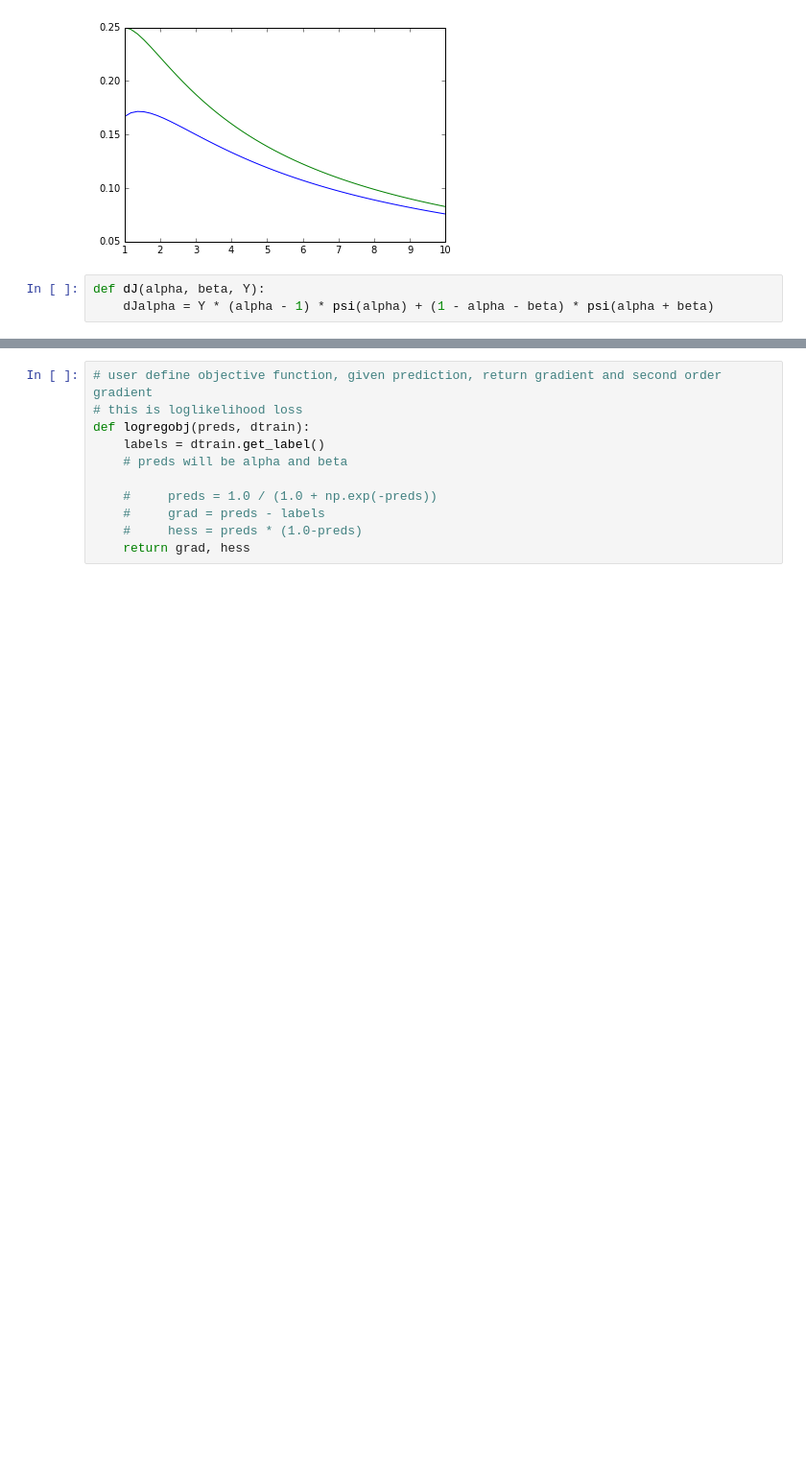
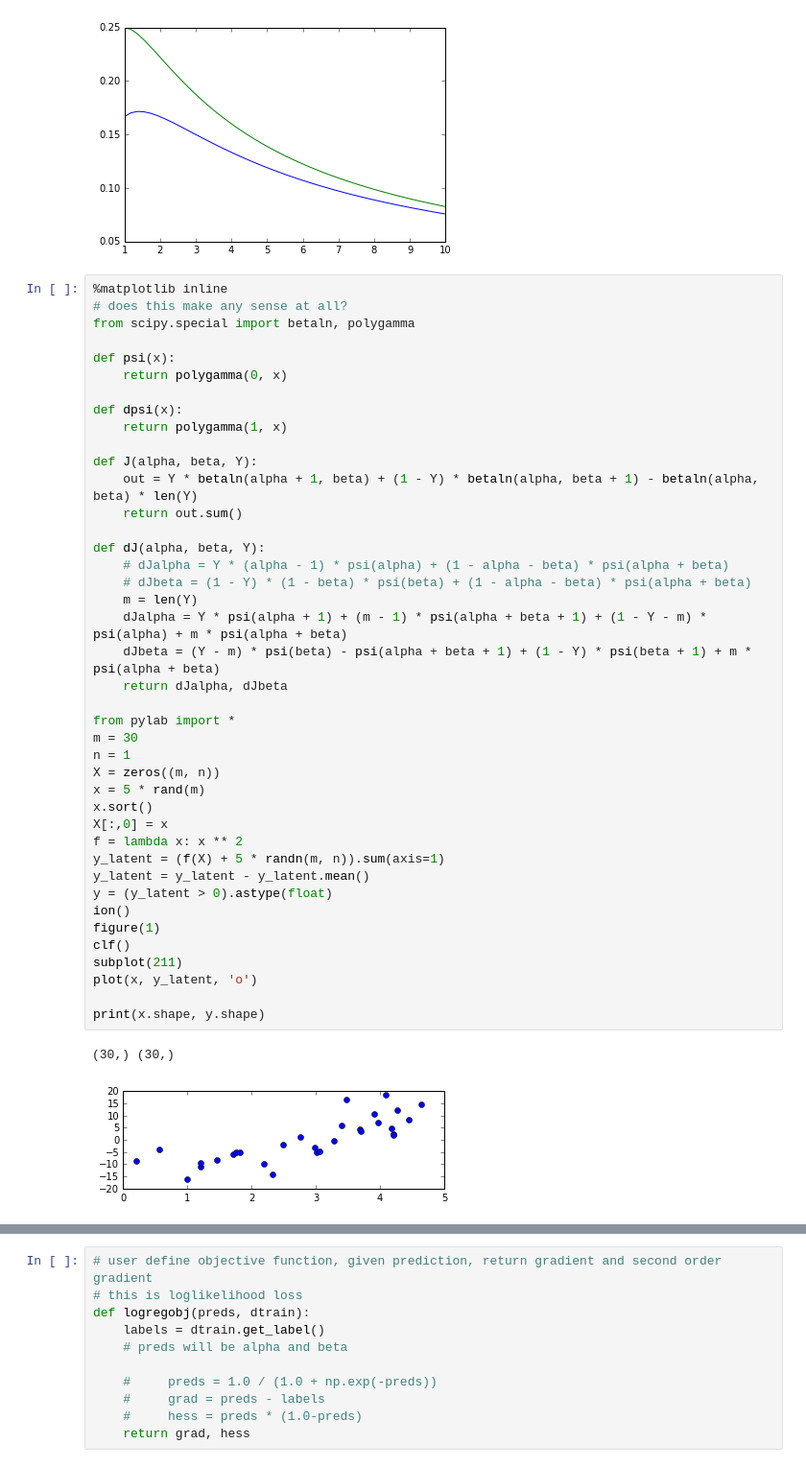
Before and after one commit to cottrell/notebooks, a Jupyter notebook: ml/beta logistic note.ipynb, the cells around one changed output, grey strips where cells are left out. Shown: that part at 96% size. Saved outputs shown, nothing was run; the diff lists cells and outputs as text; blank space fills up the shorter version.

```diff
--- a/ml/beta logistic note.ipynb
+++ b/ml/beta logistic note.ipynb
@@ -44,6 +44,47 @@ for i in range(n):
 # %% [output]
 [figure]
 [figure]
-# %%
-def dJ(alpha, beta, Y):
-    dJalpha = Y * (alpha - 1) * psi(alpha) + (1 - alpha - beta) * psi(alpha + beta)
+# %%
+%matplotlib inline
+# does this make any sense at all?
+from scipy.special import betaln, polygamma
+
+def psi(x):
+    return polygamma(0, x)
+
+def dpsi(x):
+    return polygamma(1, x)
+
+def J(alpha, beta, Y):
+    out = Y * betaln(alpha + 1, beta) + (1 - Y) * betaln(alpha, beta + 1) - betaln(alpha, beta) * len(Y)
+    return out.sum()
+
+def dJ(alpha, beta, Y):
+    # dJalpha = Y * (alpha - 1) * psi(alpha) + (1 - alpha - beta) * psi(alpha + beta)
+    # dJbeta = (1 - Y) * (1 - beta) * psi(beta) + (1 - alpha - beta) * psi(alpha + beta)
+    m = len(Y)
+    dJalpha = Y * psi(alpha + 1) + (m - 1) * psi(alpha + beta + 1) + (1 - Y - m) * psi(alpha) + m * psi(alpha + beta)
+    dJbeta = (Y - m) * psi(beta) - psi(alpha + beta + 1) + (1 - Y) * psi(beta + 1) + m * psi(alpha + beta)
+    return dJalpha, dJbeta
+
+from pylab import *
+m = 30
+n = 1
+X = zeros((m, n))
+x = 5 * rand(m)
+x.sort()
+X[:,0] = x
+f = lambda x: x ** 2
+y_latent = (f(X) + 5 * randn(m, n)).sum(axis=1)
+y_latent = y_latent - y_latent.mean()
+y = (y_latent > 0).astype(float)
+ion()
+figure(1)
+clf()
+subplot(211)
+plot(x, y_latent, 'o')
+
+print(x.shape, y.shape)
+# %% [output]
+(30,) (30,)
+[figure, added]
```
Also changed, not shown: parts of 9 cells of this notebook, 3 other files.
